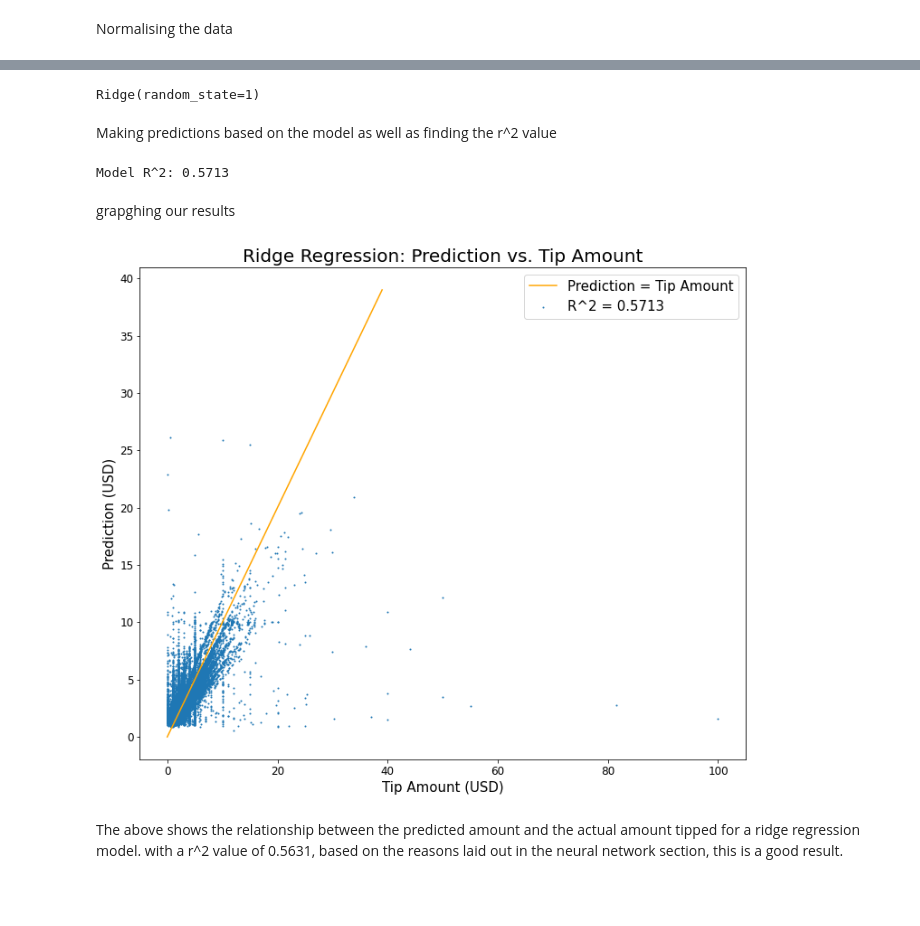
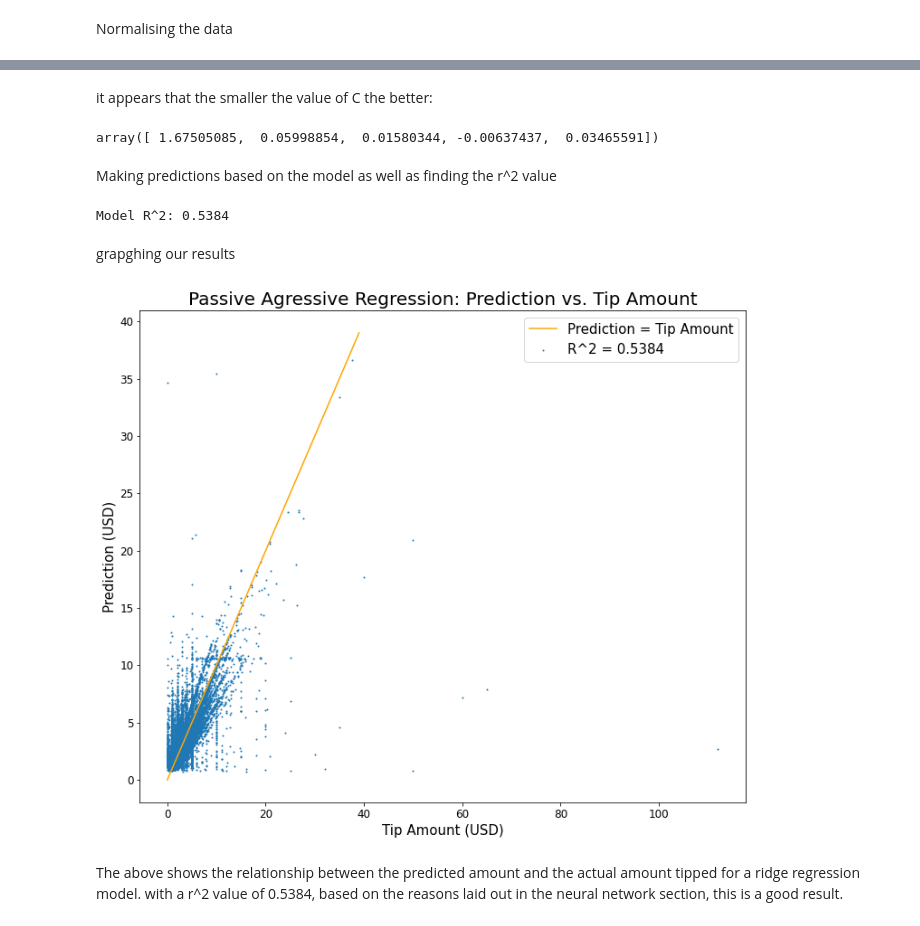
Before and after one commit to MAST30034-Applied-Data-Science/mast30034-project-1-JMelleuish, a Jupyter notebook: notebooks/Statistical_Modelling.ipynb, the cells around one changed output, grey strips where cells are left out. Saved outputs shown, nothing was run; the diff lists cells and outputs as text; code cells hidden in the pictures; blank space fills up the shorter version.

```diff
--- a/notebooks/Statistical_Modelling.ipynb
+++ b/notebooks/Statistical_Modelling.ipynb
@@ -293,7 +296,7 @@ Seeing what values of alpha optimises the model:
 # %%
-from sklearn.linear_model import Ridge
+from sklearn.linear_model import PassiveAggressiveRegressor
 for i in range(1, 10):
-    model = Ridge(alpha=i/10, random_state=1)
+    model = PassiveAggressiveRegressor(C=i/10, random_state=1)
     model.fit(X_train,y_train)
     predictions = model.predict(X_test)
     errors = np.array(predictions - y_test)
@@ -316,8 +317,11 @@ it appear all do thus we will just leave it as the default (alpha = 1)
+# %% [markdown]
+it appears that the smaller the value of C the better:
 # %%
-model = Ridge(random_state=1)
+model = PassiveAggressiveRegressor(C = 0.0001)
 model.fit(X_train,y_train)
+model.coef_
 # %% [output]
-Ridge(random_state=1)
+array([ 1.67505085,  0.05998854,  0.01580344, -0.00637437,  0.03465591])
 # %% [markdown]
 Making predictions based on the model as well as finding the r^2 value
 # %%
@@ -328,27 +332,27 @@ tot_sum_squares = (np.array(y_test - y_test.mean())**2).sum()
 r2 = 1 - (squared_errors.sum() / tot_sum_squares)
 print(f'Model R^2: {r2:.4f}')
 # %% [output]
-Model R^2: 0.5713
+Model R^2: 0.5384
 # %% [markdown]
 grapghing our results
 # %%
 y = predictions
 x = y_test
 ridge_df = pd.DataFrame({"x": x, "y":y})
 ridge_df = ridge_df.sample(frac=0.1, random_state=1)
 
 line = range(40)
 onetoone = [x for x in range(40)]
 
 fig, ax = plt.subplots(figsize=(12,10))
 ax.plot(line, onetoone, color = 'orange')
 ridge_df.plot(kind='scatter', x= 'x', y= 'y', s = 1, ax = ax, zorder =-1, fontsize = 12)
 ax.set_xlabel("Tip Amount (USD)", fontsize = 15)
 ax.set_ylabel("Prediction (USD)", fontsize = 15)
-ax.set_title("Ridge Regression: Prediction vs. Tip Amount", fontsize = 20)
+ax.set_title("Passive Agressive Regression: Prediction vs. Tip Amount", fontsize = 20)
 plt.legend(['Prediction = Tip Amount', f'R^2 = {r2:.4f}'], loc = 'upper right', prop = {'size': 15})
-plt.savefig('../plots/Ridge Regression.png', bbox_inches = 'tight')
+plt.savefig('../plots/Passive Agressive Regression.png', bbox_inches = 'tight')
 # %% [output]
-[figure, old version]
+[figure, new version]
 # %% [markdown]
-The above shows the relationship between the predicted amount and the actual amount tipped for a ridge regression model. with a r^2 value of 0.5631, based on the reasons laid out in the neural network section, this is a good result.
+The above shows the relationship between the predicted amount and the actual amount tipped for a ridge regression model. with a r^2 value of 0.5384, based on the reasons laid out in the neural network section, this is a good result.
```
Also changed, not shown: parts of 8 cells of this notebook.
